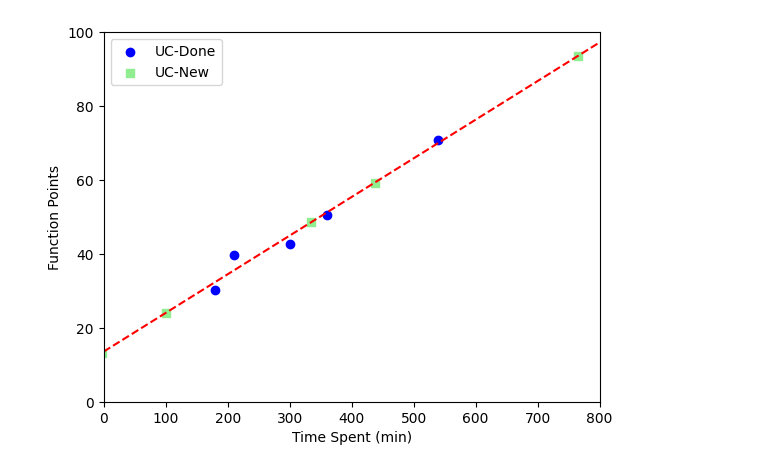
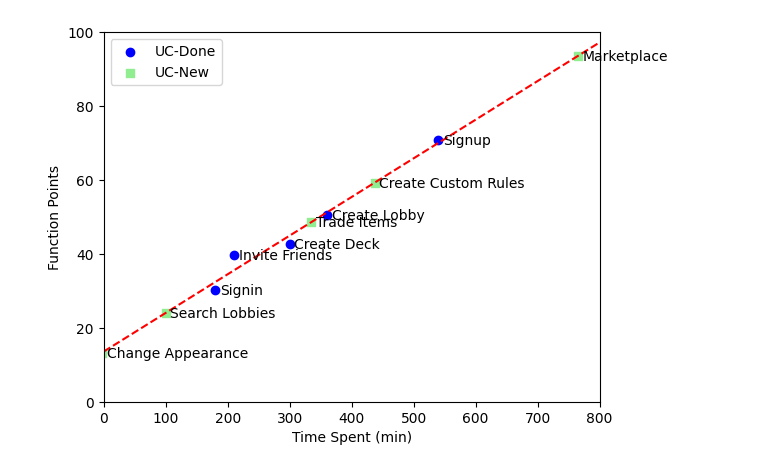
Before and after one commit to i3ene/decksterous, a Jupyter notebook: function_point_analysis/function_point_analysis.ipynb, the cells around one changed output. Cells and saved outputs as stored; diff of their text form; code cells hidden in the pictures.

Commit message:
added annotation text to plot points

```diff
--- a/function_point_analysis/function_point_analysis.ipynb
+++ b/function_point_analysis/function_point_analysis.ipynb
@@ -7,34 +7,43 @@ old_use_cases = np.array([('Create Deck', 300, 42.8), ('Signin', 180, 30.2), ('I
 
 time_in_min = np.array([float(t[1]) for t in old_use_cases])
 function_points = np.array([float(t[2]) for t in old_use_cases])
+old_uc_names = np.array([str(t[0]) for t in old_use_cases])
 
 # Ausgleichsgerade berechnen
 m, b = np.polyfit(time_in_min, function_points, 1)
 regression_line = m * time_in_min + b
 
 # Neue Use Cases
 new_use_cases = np.array([('Marketplace', 93.5), ('Trade Items', 48.6), ('Search Lobbies', 24), ('Create Custom Rules', 59.3), ('Change Appearance', 13.3)])
+
+new_uc_names = np.array([str(t[0]) for t in new_use_cases])
 
 y = np.array([float(t[1]) for t in new_use_cases])
 x = (y - b) / m
 
 # Punkte berechnen zur besseren Darstellung der Ausgleichsgerade
 x1 = np.linspace(0, 800, 100)
 y1 = m*x1 + b
 
 # Ausgleichsgerade und Neue Punkte in einem Diagramm plotten
 fig, ax = plt.subplots()
 ax.plot(x1, y1, linestyle= 'dashed', color= 'red')
 ax.scatter (time_in_min, function_points, color='blue', label= 'UC-Done')
 ax.scatter(x, y, color= 'lightgreen', marker='s', label='UC-New')
 plt.xlabel('Time Spent (min)')
 plt.ylabel('Function Points')
 
+names = [*old_uc_names, *new_uc_names]
+xl = [*time_in_min, *x]
+yl = [*function_points, *y]
+for i, txt in enumerate(names):
+    ax.annotate(txt, (xl[i]+7.5, yl[i]-1.25))
+
 # Bereich festlegen, welcher angezeigt werden soll
 ax.set_xlim([0, 800])
 ax.set_ylim([0, 100])
 ax.legend()
 plt.show
 plt.savefig('function_point_analysis.png', bbox_inches='tight')
 # %% [output]
-[figure, old version]
+[figure, new version]
```
Also changed, not shown: 2 other files.
